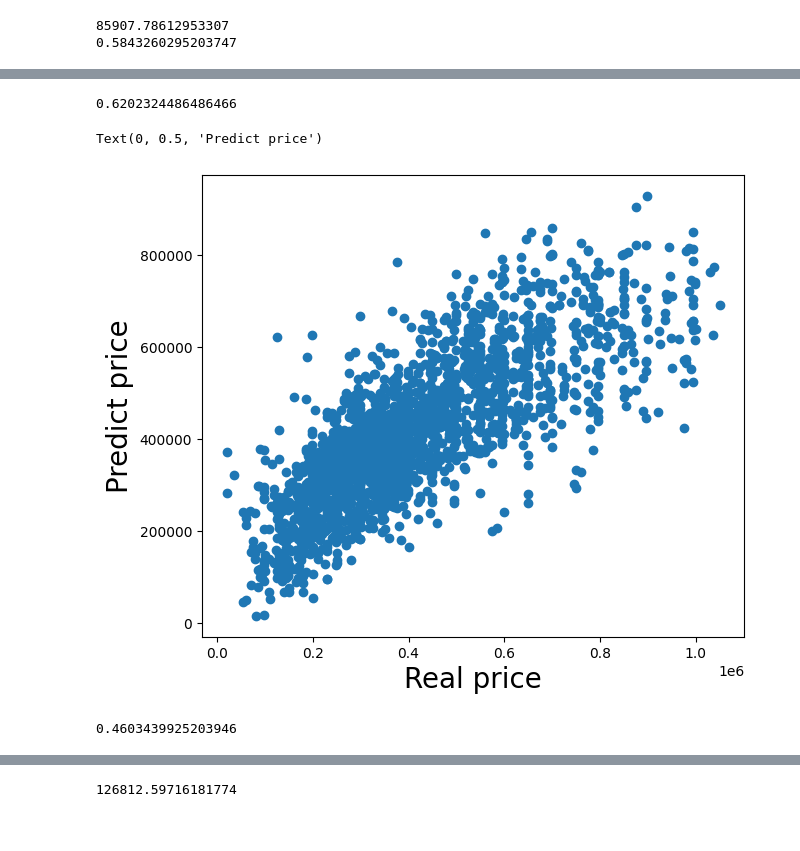
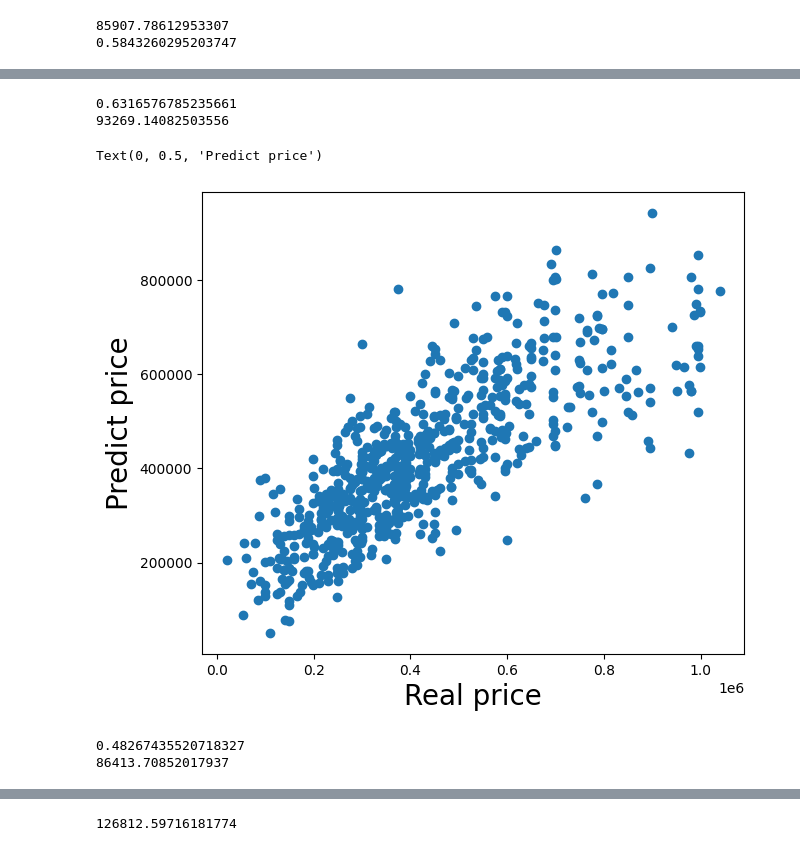
Before and after one commit to svstm/immo_eliza_regression, a Jupyter notebook: preprocessing_said.ipynb, the cells around one changed output, grey strips where cells are left out. Saved outputs shown, nothing was run; the diff lists cells and outputs as text; code cells hidden in the pictures.

Commit message:
regression for house and apartments

```diff
--- a/preprocessing_said.ipynb
+++ b/preprocessing_said.ipynb
@@ -94,15 +98,16 @@ def subset_by_iqr(df, column, whisker_width=1.5):
     # Apply filter with respect to IQR, including optional whiskers
     filter = (df[column] >= q1 - whisker_width*iqr) & (df[column] <= q3 + whisker_width*iqr)
     return df.loc[filter]
-
-# Example for whiskers = 1.5, as requested by the OP
-df_processed = subset_by_iqr(df_processed, 'Living area (m²)', whisker_width=1.5)
 # %%
-df_processed = subset_by_iqr(df_processed, 'Price (€)', whisker_width=1.5)
-df_processed = subset_by_iqr(df_processed, 'Bedrooms', whisker_width=1.5)
-df_processed = subset_by_iqr(df_processed, 'Terrace surface (m²)', whisker_width=1.5)
-df_processed = subset_by_iqr(df_processed, 'Garden surface (m²)', whisker_width=1.5)
-df_processed = subset_by_iqr(df_processed, 'Surface of the plot (m²)', whisker_width=1.5)
+outlier_list = ['Living area (m²)', 'Price (€)', 'Bedrooms', 'Terrace surface (m²)', 'Garden surface (m²)', 'Surface of the plot (m²)']
+for variable in outlier_list:
+    df_processed = subset_by_iqr(df_processed, variable, whisker_width=1.5)
+# df_processed = subset_by_iqr(df_processed, 'Living area (m²)', whisker_width=1.5)
+# df_processed = subset_by_iqr(df_processed, 'Price (€)', whisker_width=1.5)
+# df_processed = subset_by_iqr(df_processed, 'Bedrooms', whisker_width=1.5)
+# df_processed = subset_by_iqr(df_processed, 'Terrace surface (m²)', whisker_width=1.5)
+# df_processed = subset_by_iqr(df_processed, 'Garden surface (m²)', whisker_width=1.5)
+# df_processed = subset_by_iqr(df_processed, 'Surface of the plot (m²)', whisker_width=1.5)
 # %%
 df_processed.shape
 # %% [output]
@@ -152,37 +173,54 @@ df_houses = df_processed[df_processed['Type of Property_house'] == 1.0]
 df_apartments = df_processed[df_processed['Type of Property_apartment'] == 1.0]
 # %%
 # Regression for only houses
-X = df_houses.drop(['Zip code', 'Price (€)'], axis=1).values
-y = df_houses['Price (€)'].values
+X = df_houses.drop(['Zip code', 'Price (€)'], axis=1)
+y = df_houses['Price (€)']
 
-X_train, X_test, y_train, y_test = train_test_split(X, y, test_size = 0.3, random_state = 42)
+X_train, X_test, y_train, y_test = train_test_split(X, y, test_size = 0.1, random_state = 42)
+
+scaler = MinMaxScaler()
+X_train_scaled = scaler.fit_transform(X_train)
+
 reg = LinearRegression()
-reg.fit(X_train, y_train)
-y_pred = reg.predict(X_test)
-print(reg.score(X_test, y_test))
+reg = reg.fit(X_train_scaled, y_train)
+X_test_scaled = scaler.transform(X_test)
+
+
+y_pred = reg.predict(X_test_scaled)
+print(reg.score(X_test_scaled, y_test))
+print(mean_absolute_error(y_pred=y_pred, y_true=y_test))
 # %% [output]
-0.6202324486486466
+0.6316576785235661
+93269.14082503556
 # %%
 # Plot for houses regression
-y_pred = reg.predict(X_test)
 plt.figure(figsize=(7, 6))
 plt.scatter(y_test, y_pred)
 plt.xlabel('Real price', fontsize=20)
 plt.ylabel('Predict price', fontsize=20)
 # %% [output]
 Text(0, 0.5, 'Predict price')
-[figure, old version]
+[figure, new version]
 # %%
 # Regression for only apartments
-X = df_apartments.drop(['Zip code', 'Price (€)', 'Number of frontages', 'Swimming pool', 'Surface of the plot (m²)'], axis=1).values
-y = df_apartments['Price (€)'].values
+X = df_apartments.drop(['Zip code', 'Price (€)', 'Number of frontages', 'Swimming pool', 'Surface of the plot (m²)'], axis=1)
+y = df_apartments['Price (€)']
 
-X_train, X_test, y_train, y_test = train_test_split(X, y, test_size = 0.3, random_state = 42)
+X_train, X_test, y_train, y_test = train_test_split(X, y, test_size = 0.1, random_state = 42)
+
+scaler = MinMaxScaler()
+X_train_scaled = scaler.fit_transform(X_train)
+
 reg = LinearRegression()
-reg.fit(X_train, y_train)
-y_pred = reg.predict(X_test)
-print(reg.score(X_test, y_test))
+reg = reg.fit(X_train_scaled, y_train)
+X_test_scaled = scaler.transform(X_test)
+
+
+y_pred = reg.predict(X_test_scaled)
+print(reg.score(X_test_scaled, y_test))
+print(mean_absolute_error(y_pred=y_pred, y_true=y_test))
 # %% [output]
-0.4603439925203946
+0.48267435520718327
+86413.70852017937
 # %%
 # Plot for apartments regression
```
Also changed, not shown: parts of 6 cells of this notebook.
